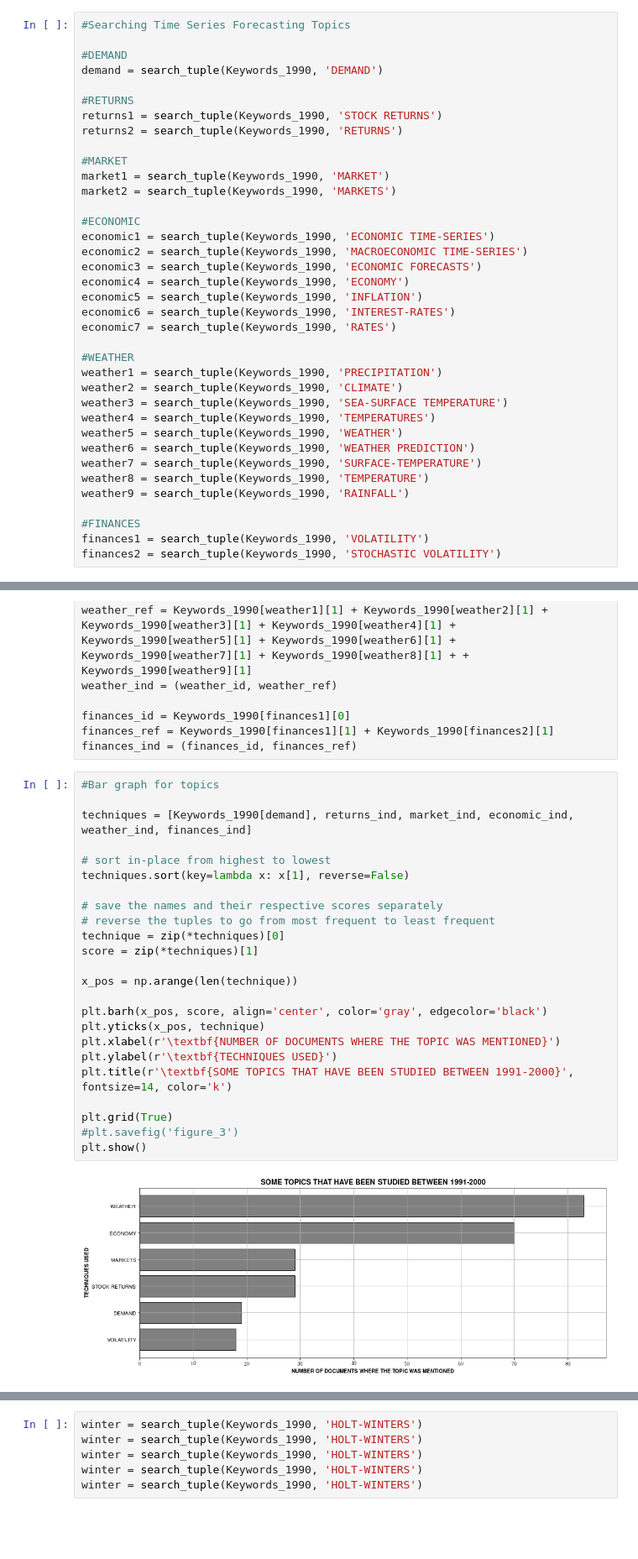
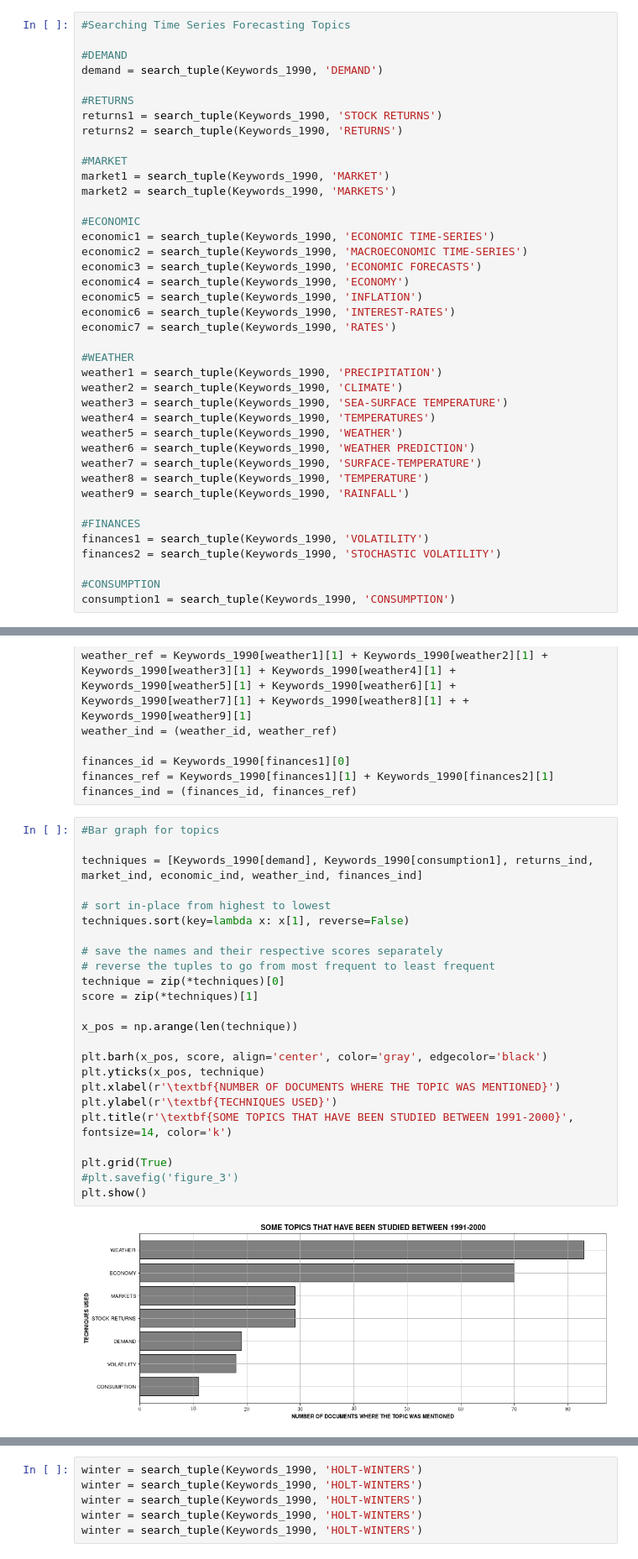
Before and after one commit to mezaacor/project_1, a Jupyter notebook: article_1.ipynb, the cells around one changed output, grey strips where cells are left out. Shown: that part at 84% size. Cells and saved outputs as stored; diff of their text form; blank space fills up the shorter version.

```diff
--- a/article_1.ipynb
+++ b/article_1.ipynb
@@ -480,6 +483,9 @@ weather9 = search_tuple(Keywords_1990, 'RAINFALL')
 #FINANCES
 finances1 = search_tuple(Keywords_1990, 'VOLATILITY')
 finances2 = search_tuple(Keywords_1990, 'STOCHASTIC VOLATILITY')
+
+#CONSUMPTION
+consumption1 = search_tuple(Keywords_1990, 'CONSUMPTION')
 # %%
 #Unification list for different forecasting topics
 
@@ -509,26 +515,26 @@ finances_ind = (finances_id, finances_ref)
 # %%
 #Bar graph for topics
 
-techniques = [Keywords_1990[demand], returns_ind, market_ind, economic_ind, weather_ind, finances_ind]
+techniques = [Keywords_1990[demand], Keywords_1990[consumption1], returns_ind, market_ind, economic_ind, weather_ind, finances_ind]
 
 # sort in-place from highest to lowest
 techniques.sort(key=lambda x: x[1], reverse=False)
 
 # save the names and their respective scores separately
 # reverse the tuples to go from most frequent to least frequent
 technique = zip(*techniques)[0]
 score = zip(*techniques)[1]
 
 x_pos = np.arange(len(technique))
 
 plt.barh(x_pos, score, align='center', color='gray', edgecolor='black')
 plt.yticks(x_pos, technique)
 plt.xlabel(r'\textbf{NUMBER OF DOCUMENTS WHERE THE TOPIC WAS MENTIONED}')
 plt.ylabel(r'\textbf{TECHNIQUES USED}')
 plt.title(r'\textbf{SOME TOPICS THAT HAVE BEEN STUDIED BETWEEN 1991-2000}', fontsize=14, color='k')
 
 plt.grid(True)
 #plt.savefig('figure_3')
 plt.show()
 # %% [output]
-[figure, old version]
+[figure, new version]
```
Also changed, not shown: parts of 11 cells of this notebook.
